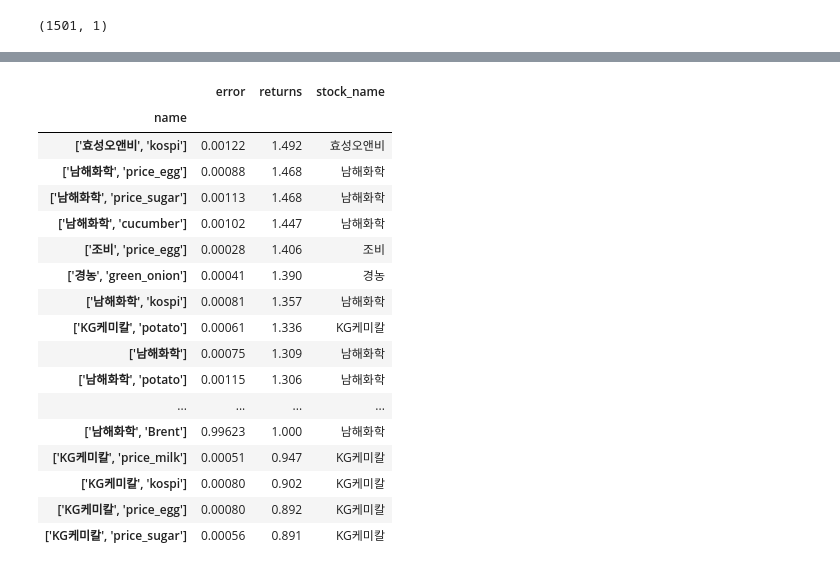
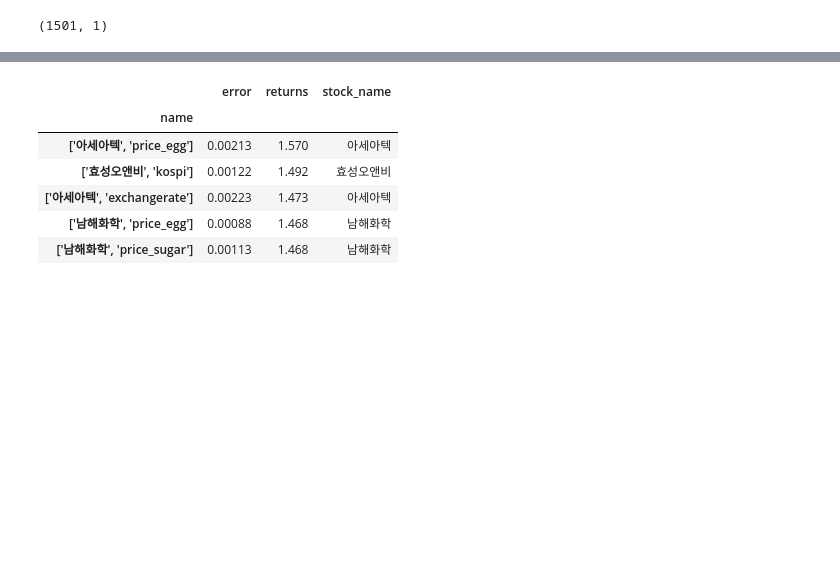
Before and after one commit to sunnight9507/BitAcademy, a Jupyter notebook: Project/Data_to_database.ipynb, the cells around one changed output, grey strips where cells are left out. Saved outputs shown, nothing was run; the diff lists cells and outputs as text; code cells hidden in the pictures; blank space fills up the shorter version.

```diff
--- a/Project/Data_to_database.ipynb
+++ b/Project/Data_to_database.ipynb
@@ -348,27 +348,16 @@ np.prod(returns[-65:-1])
 # %%
 # returns_lst = pd.DataFrame(columns = ['name','error','returns','stock_name']).set_index('name')
 returns_lst = pd.read_csv('returns_lst.csv').set_index('name')
 
-returns_lst
+returns_lst.head()
 # %% [output]
 |  | error | returns | stock_name |
 | name |  |  |  |
+| ['아세아텍', 'price_egg'] | 0.00213 | 1.570 | 아세아텍 |
 | ['효성오앤비', 'kospi'] | 0.00122 | 1.492 | 효성오앤비 |
+| ['아세아텍', 'exchangerate'] | 0.00223 | 1.473 | 아세아텍 |
 | ['남해화학', 'price_egg'] | 0.00088 | 1.468 | 남해화학 |
 | ['남해화학', 'price_sugar'] | 0.00113 | 1.468 | 남해화학 |
-| ['남해화학', 'cucumber'] | 0.00102 | 1.447 | 남해화학 |
-| ['조비', 'price_egg'] | 0.00028 | 1.406 | 조비 |
-| ['경농', 'green_onion'] | 0.00041 | 1.390 | 경농 |
-| ['남해화학', 'kospi'] | 0.00081 | 1.357 | 남해화학 |
-| ['KG케미칼', 'potato'] | 0.00061 | 1.336 | KG케미칼 |
-| ['남해화학'] | 0.00075 | 1.309 | 남해화학 |
-| ['남해화학', 'potato'] | 0.00115 | 1.306 | 남해화학 |
-| ... | ... | ... | ... |
-| ['남해화학', 'Brent'] | 0.99623 | 1.000 | 남해화학 |
-| ['KG케미칼', 'price_milk'] | 0.00051 | 0.947 | KG케미칼 |
-| ['KG케미칼', 'kospi'] | 0.00080 | 0.902 | KG케미칼 |
-| ['KG케미칼', 'price_egg'] | 0.00080 | 0.892 | KG케미칼 |
-| ['KG케미칼', 'price_sugar'] | 0.00056 | 0.891 | KG케미칼 |
 # %%
 result = model.evaluate(x=np.expand_dims(x_test_scaled, axis=0),
                         y=np.expand_dims(y_test_scaled, axis=0))
```
Also changed, not shown: parts of 18 cells of this notebook, 2 other files.
